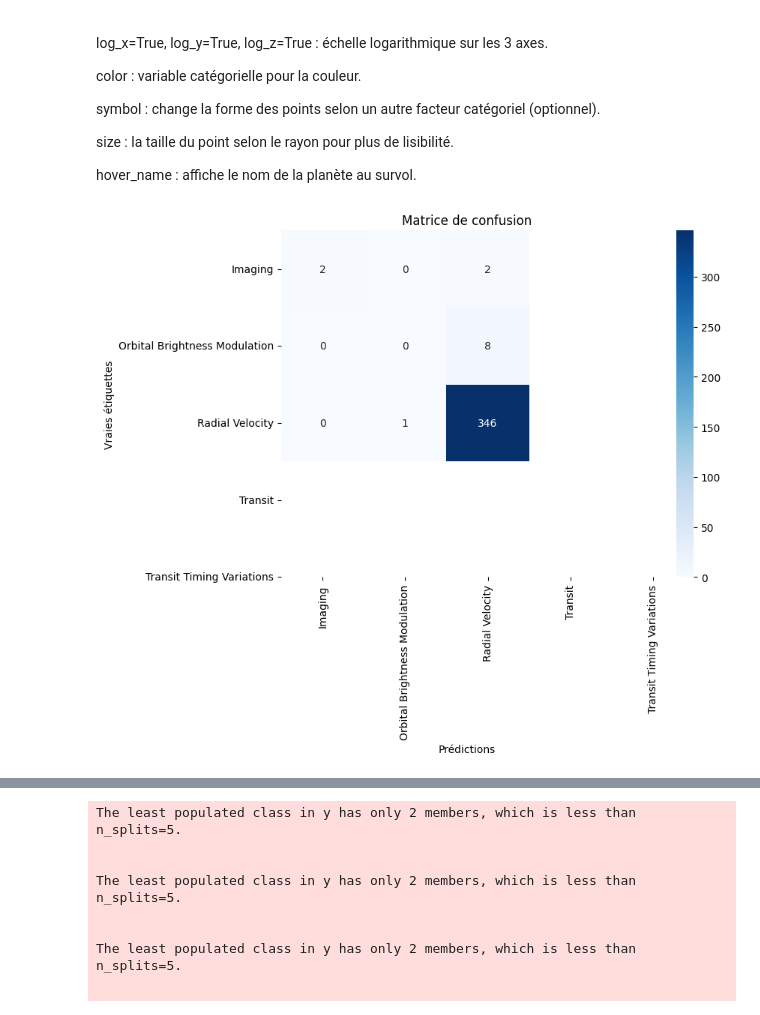
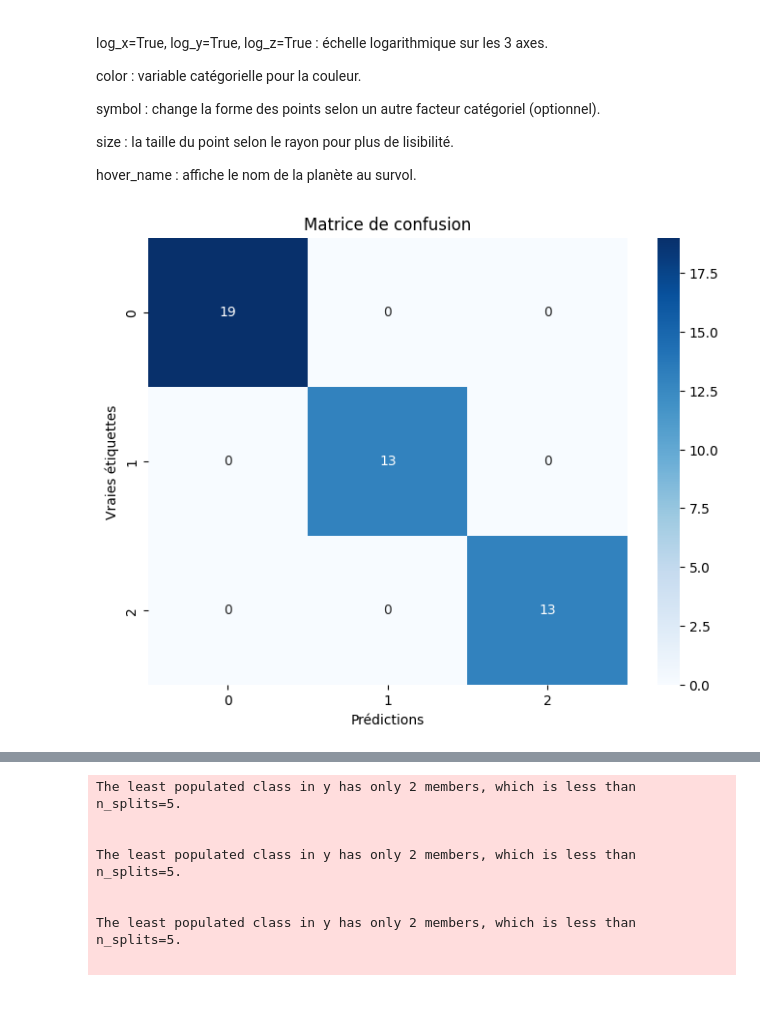
Before and after one commit to RomainR99/ExoplaneteDataVis, a Jupyter notebook: ProjetExoplanète.ipynb, the cells around one changed output, grey strips where cells are left out. Drawn from its saved outputs; the diff is of its cells as text; code cells hidden in the pictures.

```diff
--- a/ProjetExoplanète.ipynb
+++ b/ProjetExoplanète.ipynb
@@ -1434,21 +1435,45 @@ size : la taille du point selon le rayon pour plus de lisibilité.
 
 hover_name : affiche le nom de la planète au survol.
 # %%
+from sklearn.model_selection import train_test_split
+from sklearn.linear_model import LogisticRegression
+from sklearn.metrics import confusion_matrix
 import matplotlib.pyplot as plt
 import seaborn as sns
-from sklearn.metrics import confusion_matrix
+from sklearn.preprocessing import LabelEncoder
 
+# Exemple de jeu de données
+from sklearn.datasets import load_iris
+data = load_iris()
+X = data.data
+y = data.target
+
+# Encodage si nécessaire (ici y est déjà numérique)
+le = LabelEncoder()
+y_encoded = le.fit_transform(y)
+
+# Séparation entraînement/test
+X_train, X_test, y_train, y_test = train_test_split(X, y_encoded, test_size=0.3, random_state=42)
+
+# Entraînement
+model = LogisticRegression(max_iter=200)
+model.fit(X_train, y_train)
+
+# Prédictions
+y_pred = model.predict(X_test)
+
+# Matrice de confusion
 cm = confusion_matrix(y_test, y_pred)
-plt.figure(figsize=(8,6))
+plt.figure(figsize=(8, 6))
 sns.heatmap(cm, annot=True, fmt='d', cmap='Blues',
             xticklabels=le.classes_,
             yticklabels=le.classes_)
 plt.xlabel('Prédictions')
 plt.ylabel('Vraies étiquettes')
 plt.title('Matrice de confusion')
 plt.show()
 # %% [output]
-[figure, old version]
+[figure, new version]
 # %%
 for feature in features:
     plt.figure(figsize=(10,5))
```
Also changed, not shown: parts of 6 cells of this notebook.
